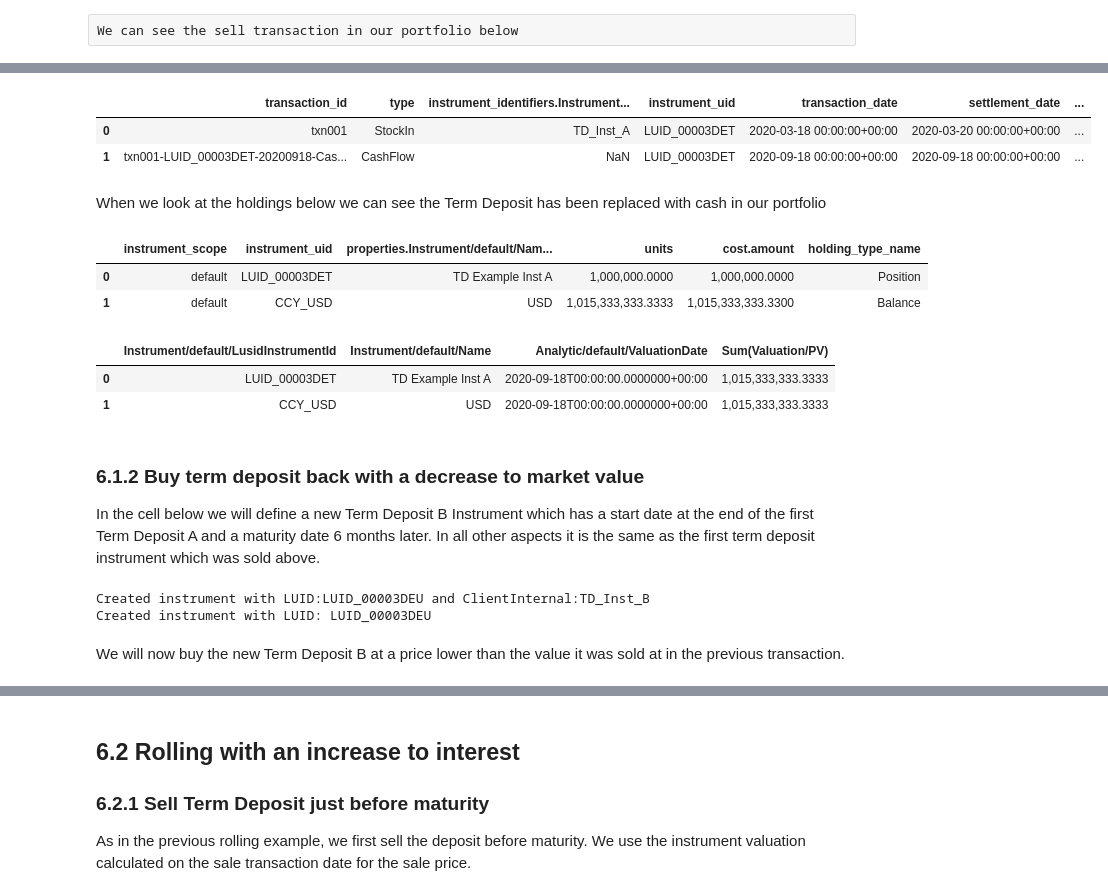
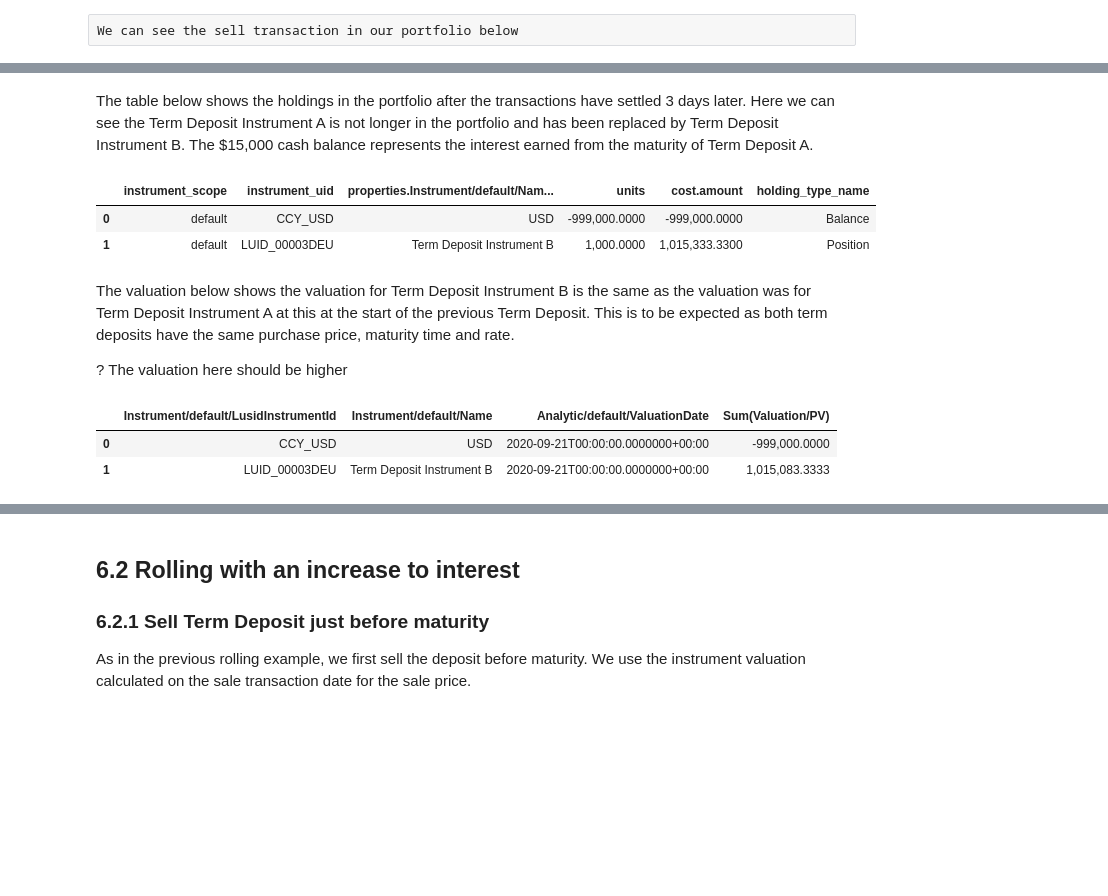
Before and after one commit to liberty-askew/sample-notebooks, a Jupyter notebook: examples/use-cases/instruments/Term Deposit.ipynb, the cells around one changed output, grey strips where cells are left out. Drawn from its saved outputs; the diff is of its cells as text; code cells hidden in the pictures; blank space fills up the shorter version.

```diff
--- a/examples/use-cases/instruments/Term Deposit.ipynb
+++ b/examples/use-cases/instruments/Term Deposit.ipynb
@@ -173,0 +164,16 @@ transactions_df.head()
+# %%
+txn = lm.TransactionRequest(
+transaction_id="txn_000",
+type="FundsIn",
+instrument_identifiers={"Instrument/default/Currency": "USD"},
+transaction_date=(datetime(2020, 3, 10, 00, tzinfo=pytz.utc)).isoformat(),
+settlement_date=(datetime(2020, 3, 10, 00, tzinfo=pytz.utc)).isoformat(),
+units=1000,
+transaction_price=lm.TransactionPrice(price=1,type="Price"),
+total_consideration=lm.CurrencyAndAmount(amount=1000000,currency="USD")
+)
+
+resp = transaction_portfolios_api.upsert_transactions(
+    scope=scope, code=portfolio_code, transaction_request=[txn]
+)
+print("Successfully upserted transaction:", resp)
@@ -469,41 +581,20 @@ We can see the sell transaction in our portfolio below
+# %% [markdown]
+The table below shows the holdings in the portfolio after the transactions have settled 3 days later.
+Here we can see the Term Deposit Instrument A is not longer in the portfolio and has been replaced by Term Deposit Instrument B.
+The $15,000 cash balance represents the interest earned from the maturity of Term Deposit A.
 # %%
-get_transactions_todate(pre_maturity_sale_date+timedelta(3))
+get_holdings(roll1_start_date+timedelta(3))
 # %% [output]
-|  | transaction_id | type | instrument_identifiers.Instrument... | instrument_uid | transaction_date | settlement_date | ... |
-| 0 | txn001 | StockIn | TD_Inst_A | LUID_00003DET | 2020-03-18 00:00:00+00:00 | 2020-03-20 00:00:00+00:00 | ... |
-| 1 | txn001-LUID_00003DET-20200918-Cas... | CashFlow | NaN | LUID_00003DET | 2020-09-18 00:00:00+00:00 | 2020-09-18 00:00:00+00:00 | ... |
+|  | instrument_scope | instrument_uid | properties.Instrument/default/Nam... | units | cost.amount | holding_type_name |
+| 0 | default | CCY_USD | USD | -999,000.0000 | -999,000.0000 | Balance |
+| 1 | default | LUID_00003DEU | Term Deposit Instrument B | 1,000.0000 | 1,015,333.3300 | Position |
-# %% [markdown]
-When we look at the holdings below we can see the Term Deposit has been replaced with cash in our portfolio
-# %%
-get_holdings(maturity_date+timedelta(3))
-# %% [output]
-|  | instrument_scope | instrument_uid | properties.Instrument/default/Nam... | units | cost.amount | holding_type_name |
-| 0 | default | LUID_00003DET | TD Example Inst A | 1,000,000.0000 | 1,000,000.0000 | Position |
-| 1 | default | CCY_USD | USD | 1,015,333,333.3333 | 1,015,333,333.3300 | Balance |
+# %% [markdown]
+The valuation below shows the valuation for Term Deposit Instrument B is the same as the valuation was for Term Deposit Instrument A at this at the start of the previous Term Deposit. This is to be expected as both term deposits have the same purchase price, maturity time and rate.
+
+?  The valuation here should be higher
 # %%
-perform_valuation(CTVoMRecipe, maturity_date)
+perform_valuation(CTVoMRecipe, roll1_start_date+timedelta(3))
 # %% [output]
 |  | Instrument/default/LusidInstrumentId | Instrument/default/Name | Analytic/default/ValuationDate | Sum(Valuation/PV) |
-| 0 | LUID_00003DET | TD Example Inst A | 2020-09-18T00:00:00.0000000+00:00 | 1,015,333,333.3333 |
-| 1 | CCY_USD | USD | 2020-09-18T00:00:00.0000000+00:00 | 1,015,333,333.3333 |
+| 0 | CCY_USD | USD | 2020-09-21T00:00:00.0000000+00:00 | -999,000.0000 |
+| 1 | LUID_00003DEU | Term Deposit Instrument B | 2020-09-21T00:00:00.0000000+00:00 | 1,015,083.3333 |
-# %% [markdown]
-### 6.1.2 Buy term deposit back with a decrease to market value
-In the cell below we will define a new Term Deposit B Instrument which has a start date at the end of the first Term Deposit A and a maturity date 6 months later. In all other aspects it is the same as the first term deposit instrument which was sold above.
-# %%
-td_luid_b  = create_td_instrument(
-    "TD Example Inst B",
-    "TD_Inst_B",
-    roll1_start_date,
-    roll1_maturity_date,
-    1000,
-    flow_conventions,
-    0.03,
-    "USD"
-)
-
-print(f"Created instrument with LUID: {td_luid_b}")
-# %% [output]
-Created instrument with LUID:LUID_00003DEU and ClientInternal:TD_Inst_B
-Created instrument with LUID: LUID_00003DEU
-# %% [markdown]
-We will now buy the new Term Deposit B at a price lower than the value it was sold at in the previous transaction.
```
Also changed, not shown: parts of 74 cells of this notebook.
